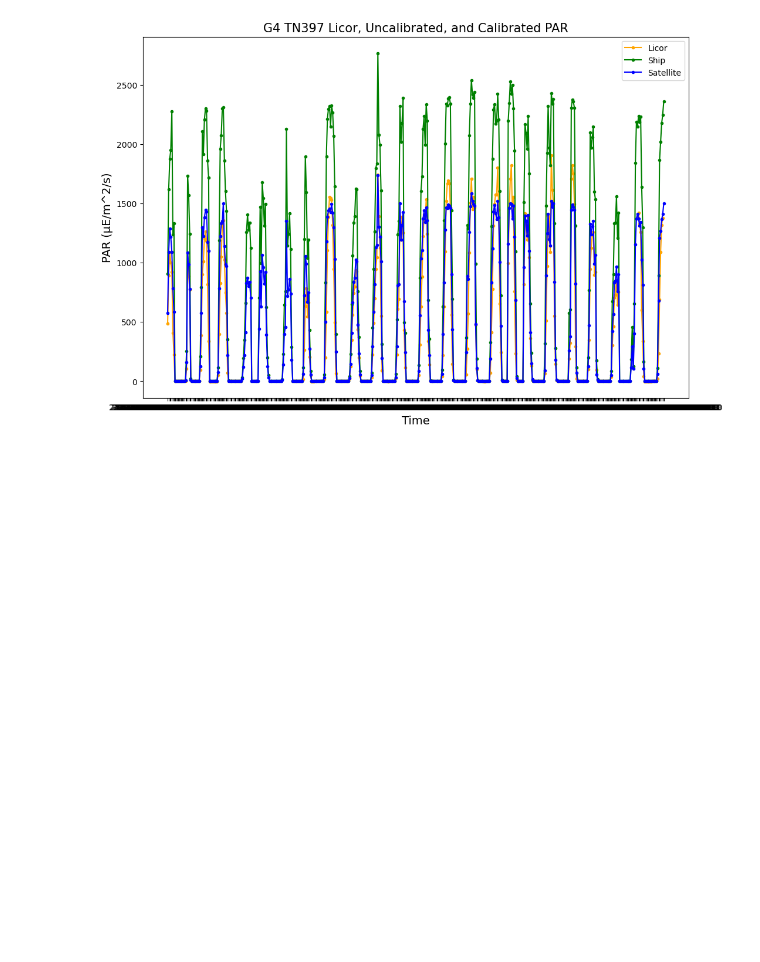
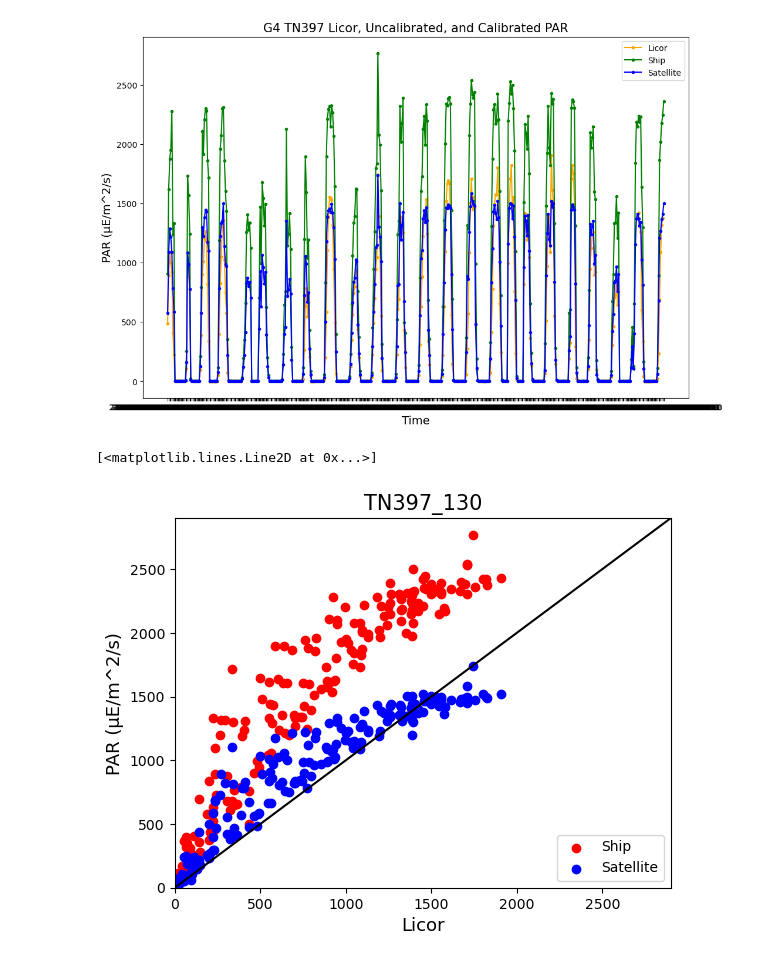
Before and after one commit to kpc02/SACNAS-2023-project, a Jupyter notebook: matlab_script.ipynb, the cells around one changed output. Saved outputs shown, nothing was run; the diff lists cells and outputs as text; code cells hidden in the pictures; blank space fills up the shorter version.

Commit message:
making figures for poster

```diff
--- a/matlab_script.ipynb
+++ b/matlab_script.ipynb
@@ -150,3 +149,24 @@ ax.legend()
 # %% [output]
 <matplotlib.legend.Legend at 0x...>
 [figure]
+# %%
+# licor against ship
+x = g4_data['licor_par']
+y = g4_data['par']
+plt.scatter(x, y, color='red', label = 'Ship')
+
+# licor against sat
+y1 = g4_data['sat_par']
+plt.scatter(x, y1, color='blue', label = 'Satellite')
+plt.xlabel("Licor", fontsize = 13)
+plt.ylabel("PAR (μE/m^2/s)", fontsize = 13)
+plt.title("TN397_130", fontsize = 15)
+plt.legend(loc = 'lower right')
+plt.xlim(0, 2900)
+plt.ylim(0, 2900)
+
+x1= np.linspace(0,2900,2900)
+plt.plot(x1,x1,'k-') # identity line
+# %% [output]
+[<matplotlib.lines.Line2D at 0x...>]
+[figure, added]
```
Also changed, not shown: parts of 3 cells of this notebook, 1 other file.
